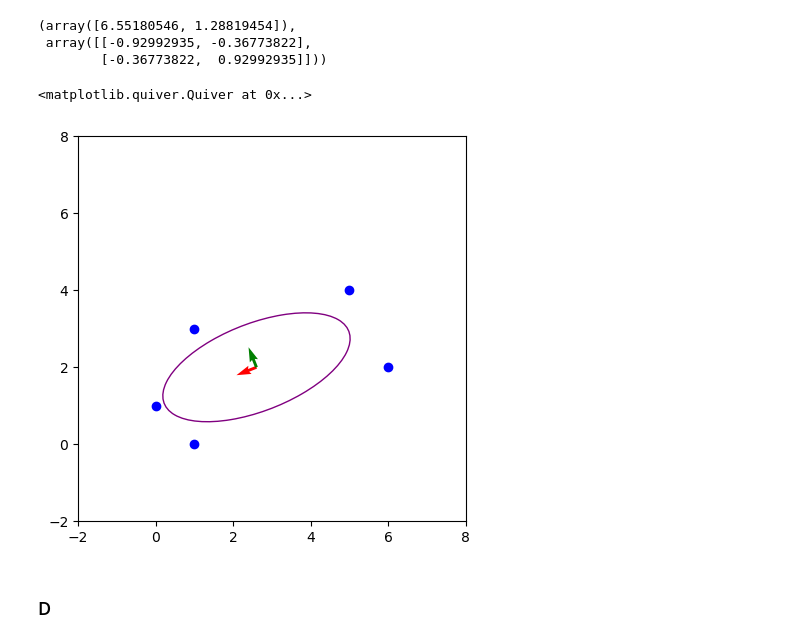
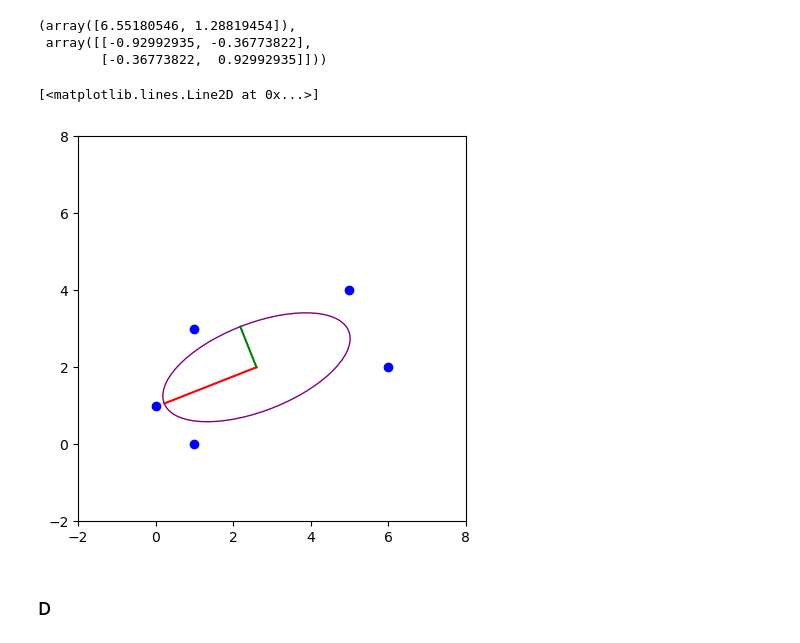
Before and after one commit to al-pi314/computer_vision, a Jupyter notebook: assigments/assignment6/solutions.ipynb, the cells around one changed output. Saved outputs shown, nothing was run; the diff lists cells and outputs as text; code cells hidden in the pictures.

```diff
--- a/assigments/assignment6/solutions.ipynb
+++ b/assigments/assignment6/solutions.ipynb
@@ -64,19 +64,23 @@ evalues, evectors
 # %%
 fig = plt.figure(figsize=(5,5))
 
 plt.scatter(points[0], points[1], color='blue')
 drawEllipse(mean_value(points), covariance_matrix(points), n_std=1)
 
 plt.xlim(-2, 8)
 plt.ylim(-2, 8)
 
 mean_point = mean_value(points)
 
-plt.quiver(*mean_point, *evectors[:, 0], color='red')
-plt.quiver(*mean_point, *evectors[:, 1], color='green')
+# draw lines
+center = mean_point
+end_red = mean_point + evectors[:,0] * np.sqrt(evalues[0])
+end_green = mean_point + evectors[:,1] * np.sqrt(evalues[1])
+plt.plot([center[0], end_red[0]], [center[1], end_red[1]], color='red')
+plt.plot([center[0], end_green[0]], [center[1], end_green[1]], color='green')
 # %% [output]
-<matplotlib.quiver.Quiver at 0x...>
+[<matplotlib.lines.Line2D at 0x...>]
-[figure, old version]
+[figure, new version]
 # %% [markdown]
 ### D
 # %%
```
Also changed, not shown: parts of 12 cells of this notebook.
